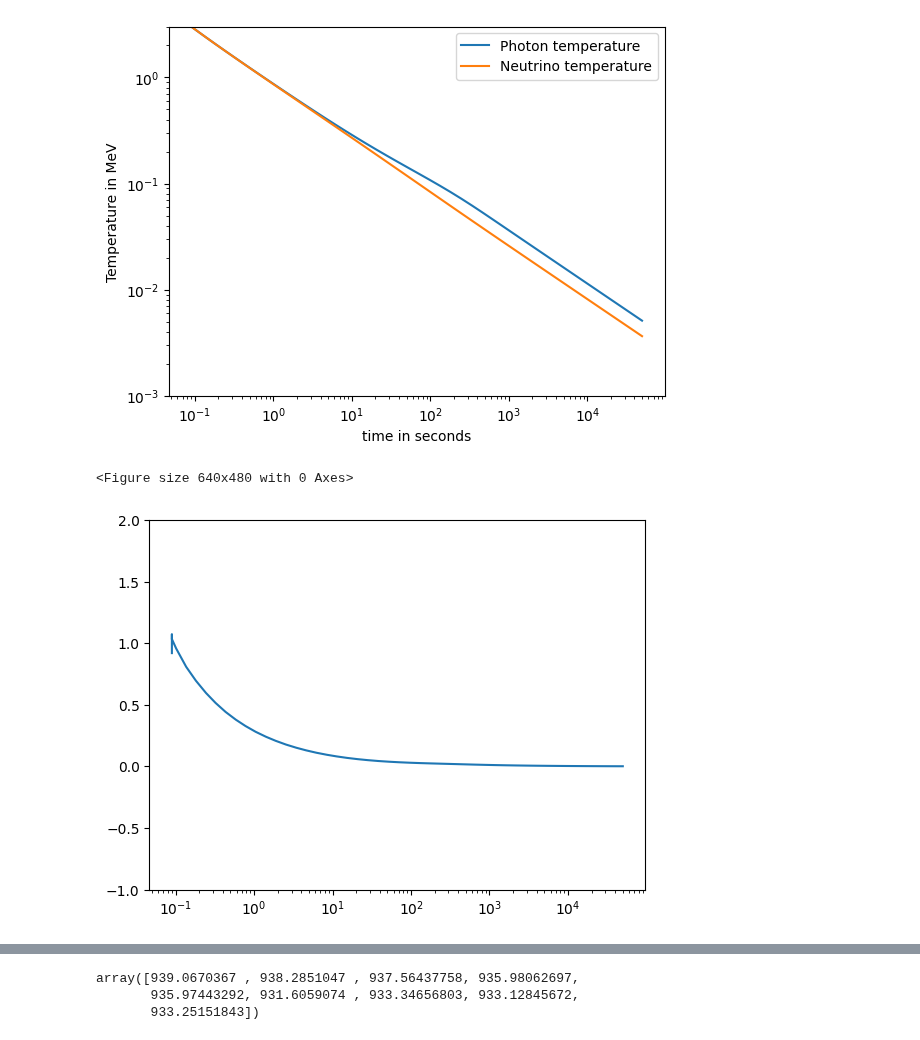
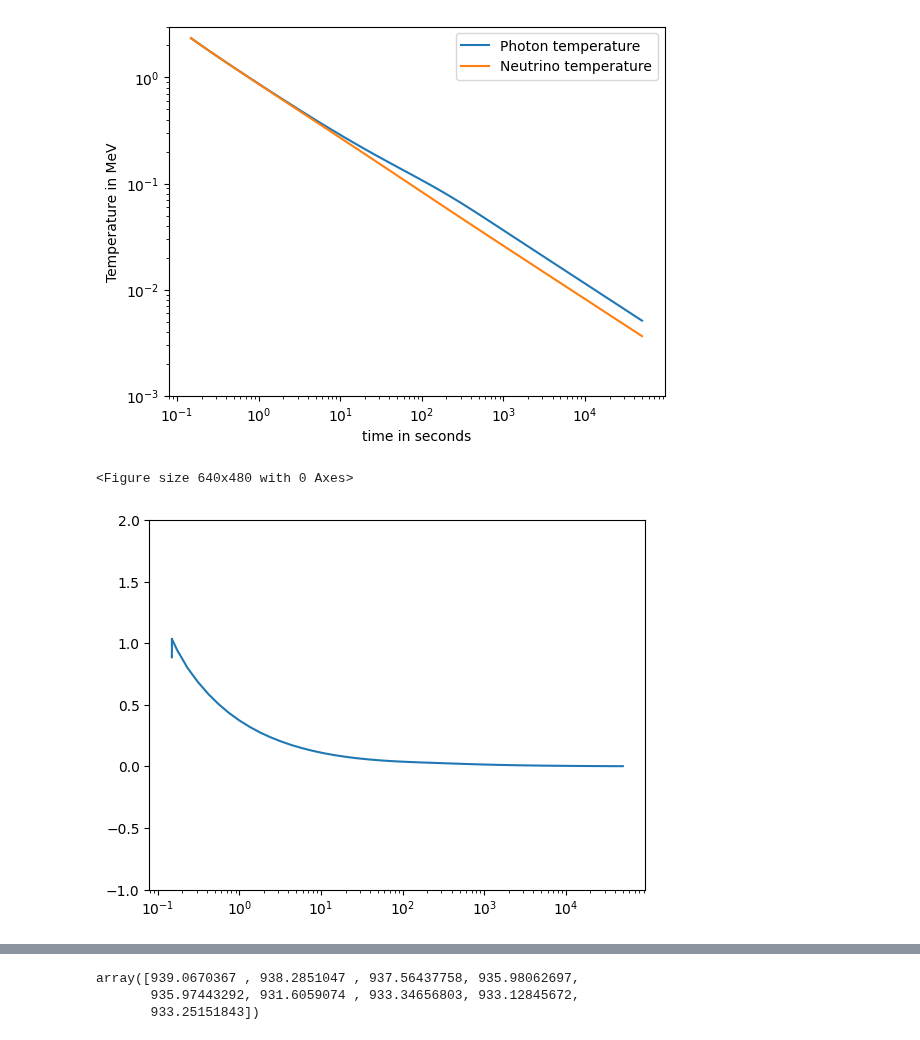
Before and after one commit to hansbdein/Speciale, a Jupyter notebook: only_pna_net.ipynb, the cells around one changed output, grey strips where cells are left out. Drawn from its saved outputs; the diff is of its cells as text; code cells hidden in the pictures.

```diff
--- a/only_pna_net.ipynb
+++ b/only_pna_net.ipynb
@@ -48,7 +48,7 @@ gcm3=232012         #conversion factor for g/cm^3
 meter=5.068e12      #conversion factor for m
 cm=5.068e10         #conversion factor for cm
 barn=389.4          #conversion factor for barn
-T_ini=3           #initial temperature in MeV
+T_ini=27/TMeV2T9    #initial temperature in MeV
 e_mass=0.51099895   #electron mass in MeV
 z_ini=e_mass/T_ini
 
@@ -214,34 +214,34 @@ plt.figure()
 plt.plot(sol.t/timeunit, sol.y[0], label='Photon temperature')
 
 # Test with completely radiation dominated universe
 t_space=sol.t
 T_approx=np.sqrt(1.226*10**21/t_space)
 #T_approx=1/np.sqrt(t_space/timeunit)/10.4*TMeV2T9
 plt.plot(t_space/timeunit, T_ini/sol.y[1], label='Neutrino temperature')
 
 
 #plot the scale factor
 #plt.plot(sol.t/timeunit, sol.y[2]/1e3, label='scale factor')
 
 #fix the axis
 plt.xlabel('time in seconds')
 plt.ylabel('Temperature in MeV')
 
 plt.xscale('log')
 plt.yscale('log')
 
 # plt.xlim((0.1, 2e5))
 plt.ylim((1e-3,3))
 
 plt.legend()
 plt.show()
 
 #plt.figure
 
 
 n_bparams=2
 # %% [output]
-[figure, old version]
+[figure, new version]
 # %%
 #test of numerical to analytical gradients
 
@@ -295,5 +295,5 @@ plt.xscale('log')
 #print([rho_e(T2) for T2 in T])
 # %% [output]
 <Figure size 640x480 with 0 Axes>
-[figure, old version]
+[figure, new version]
 # %%
```
Also changed, not shown: parts of 29 cells of this notebook, 10 other files.
